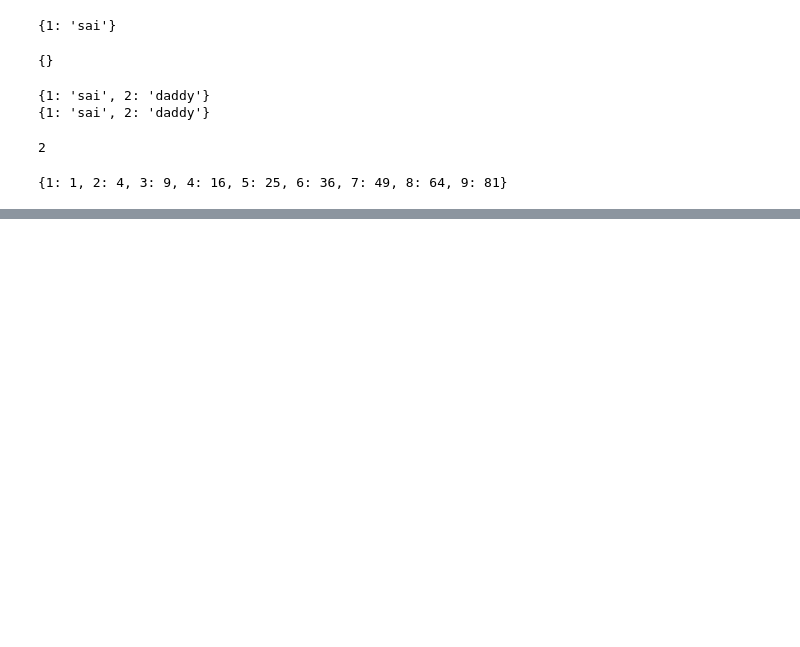
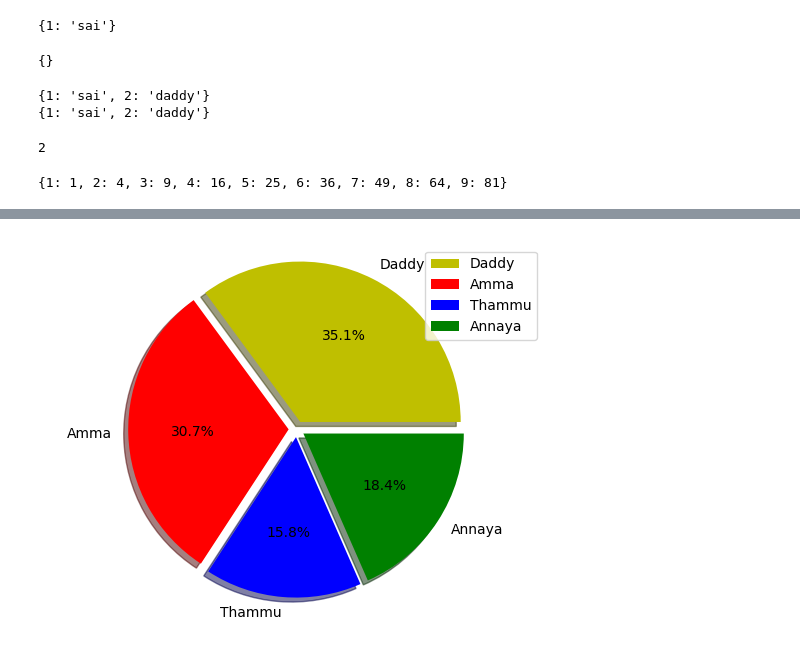
Before and after one commit to Sai-Surya-Gandhan/python, a Jupyter notebook: Copy_of_Welcome_To_Colab.ipynb, the cells around one changed output, grey strips where cells are left out. Saved outputs shown, nothing was run; the diff lists cells and outputs as text; code cells hidden in the pictures; blank space fills up the shorter version.

```diff
--- a/Copy_of_Welcome_To_Colab.ipynb
+++ b/Copy_of_Welcome_To_Colab.ipynb
@@ -998,0 +1017,11 @@ plt.show()
+# %%
+import matplotlib.pyplot as plt
+family = ["Daddy","Amma","Thammu","Annaya"]
+age = [40,35,18,21]
+c = ['y','r','b','g']
+plt.pie(age,labels=family,colors=c,shadow = True,explode=(0.05,0.05,0.05,0.05),autopct='%1.1f%%')
+plt.axis("equal")
+plt.legend()
+plt.show()
+# %% [output]
+[figure, added]
```
Also changed, not shown: parts of 8 cells of this notebook.
